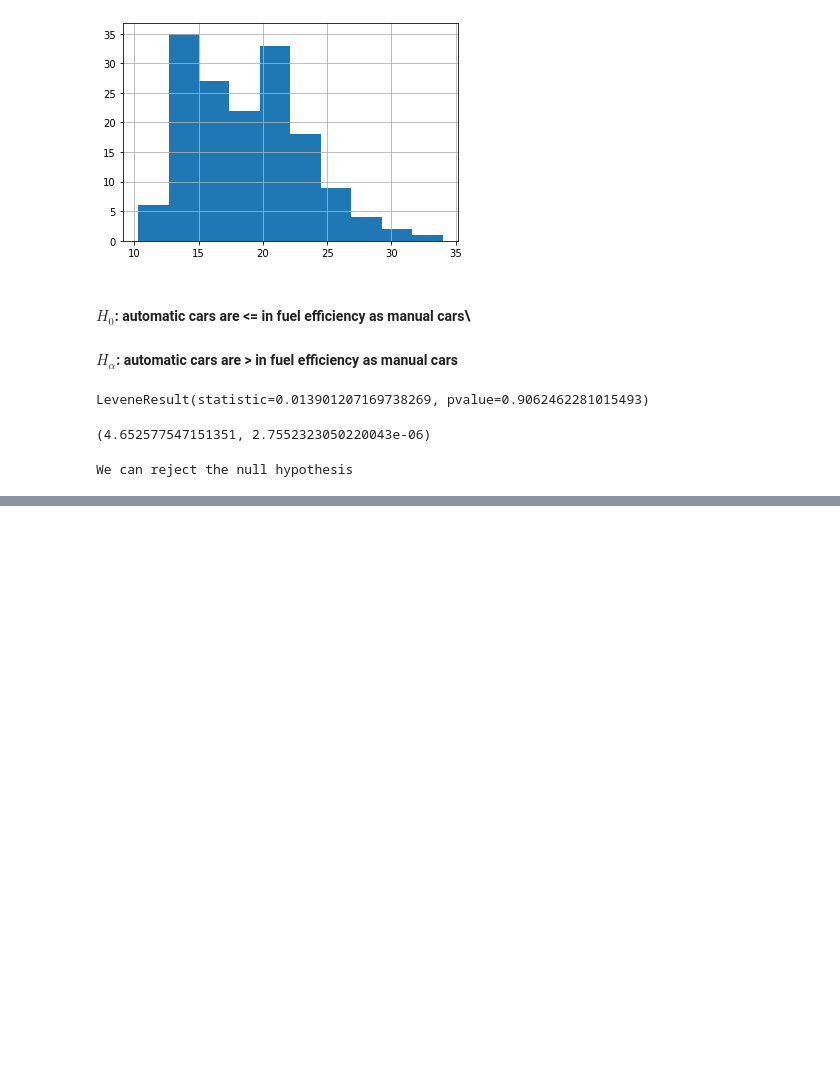
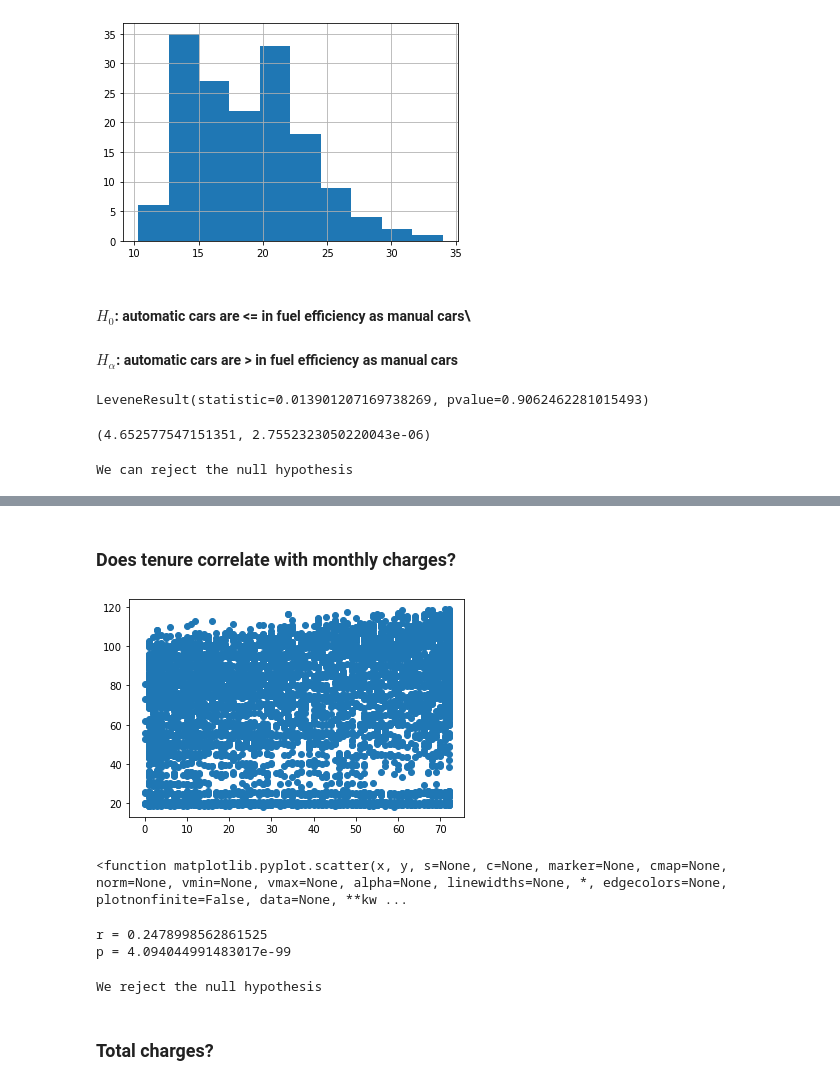
Before and after one commit to VincentBanuelos/statistics-exercises, a Jupyter notebook: hypothesis_testing.ipynb, the cells around one changed output, grey strips where cells are left out. Saved outputs shown, nothing was run; the diff lists cells and outputs as text; code cells hidden in the pictures; blank space fills up the shorter version.

```diff
--- a/hypothesis_testing.ipynb
+++ b/hypothesis_testing.ipynb
@@ -319,0 +324,3 @@ We can reject the null hypothesis
+# %%
+df = pd.read_csv('Cust_Churn_Telco.csv')
+df
@@ -319,0 +341,2 @@ We can reject the null hypothesis
+# %% [markdown]
+### Does tenure correlate with monthly charges?
@@ -319,0 +354,28 @@ We can reject the null hypothesis
+# %%
+plt.scatter(df.tenure, df.MonthlyCharges)
+plt.show()
+# %% [output]
+[figure, added]
+# %%
+plt.scatter
+# %% [output]
+<function matplotlib.pyplot.scatter(x, y, s=None, c=None, marker=None, cmap=None, norm=None, vmin=None, vmax=None, alpha=None, linewidths=None, *, edgecolors=None, plotnonfinite=False, data=None, **kw ...
+# %%
+#RUN STATS.PEARSONR
+r, p = stats.pearsonr(x, y)
+
+print('r =', r)
+print('p =', p)
+# %% [output]
+r = 0.2478998562861525
+p = 4.094044991483017e-99
+# %%
+#evaluate p-value
+if p < alpha:
+    print("We reject the null hypothesis")
+else:
+    print("We fail to reject the null hypothesis")
+# %% [output]
+We reject the null hypothesis
+# %% [markdown]
+### Total charges?
```
Also changed, not shown: parts of 46 cells of this notebook.
